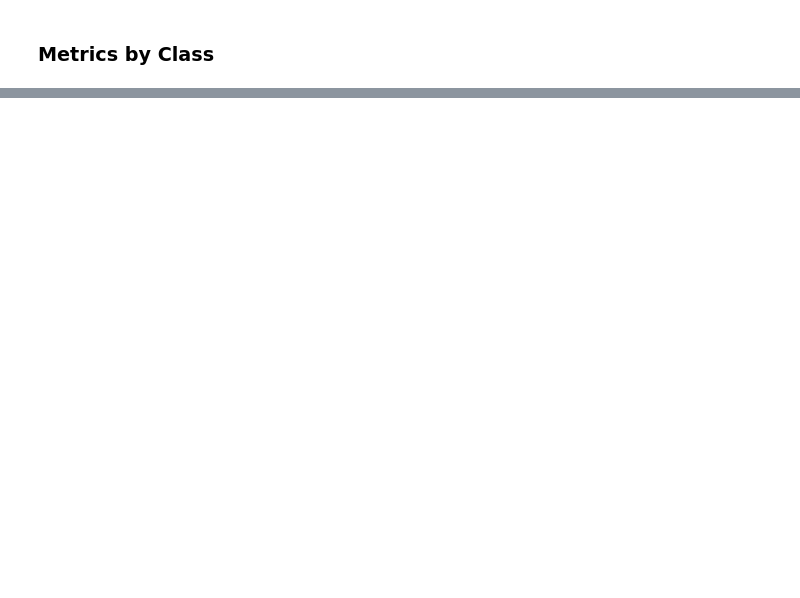
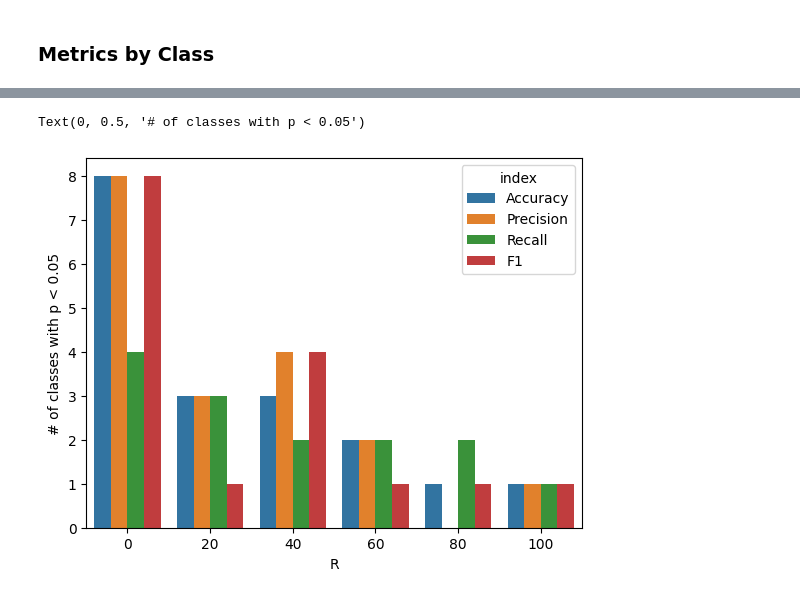
Before and after one commit to JuanGonzalezU/CheXBias, a Jupyter notebook: notebooks/analysis.ipynb, the cells around one changed output, grey strips where cells are left out. Cells and saved outputs as stored; diff of their text form; code cells hidden in the pictures; blank space fills up the shorter version.

```diff
--- a/notebooks/analysis.ipynb
+++ b/notebooks/analysis.ipynb
@@ -181,0 +188,8 @@ Text(0, 0.5, '# of classes with p < 0.05')
+# %%
+results = pd.DataFrame(sdf_per_metric,columns=['0','20','40','60','80','100'],index=['Accuracy','Precision','Recall','F1']).reset_index().rename_axis(index='Metrics')
+results = pd.melt(results, id_vars='index', var_name='R', value_name='Value')
+sns.barplot(data = results, x = 'R', y = 'Value',hue='index').set_ylabel('# of classes with p < 0.05')
+#sns.barplot(data = results[results['index'] == 'F1'], x = 'R', y = 'Value',hue='index').set_ylabel('# of classes with p < 0.05')
+# %% [output]
+Text(0, 0.5, '# of classes with p < 0.05')
+[figure, added]
```
Also changed, not shown: parts of 3 cells of this notebook.
